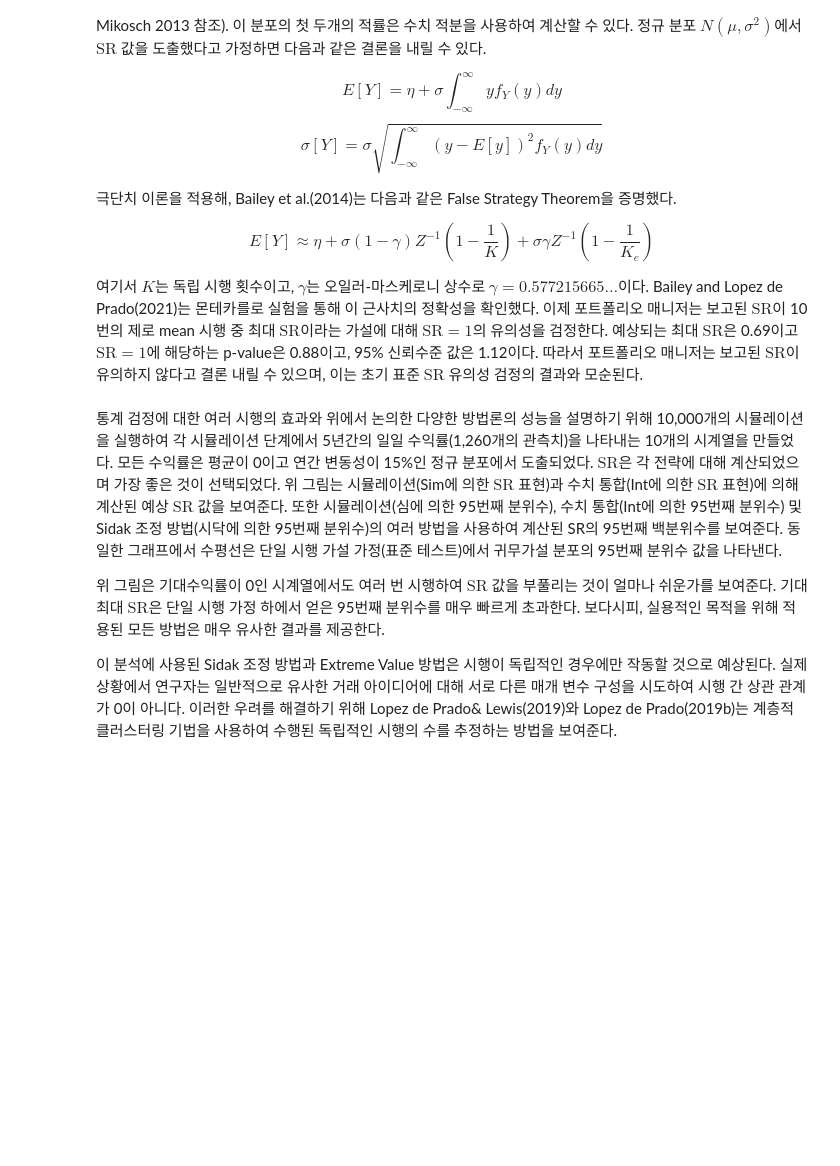
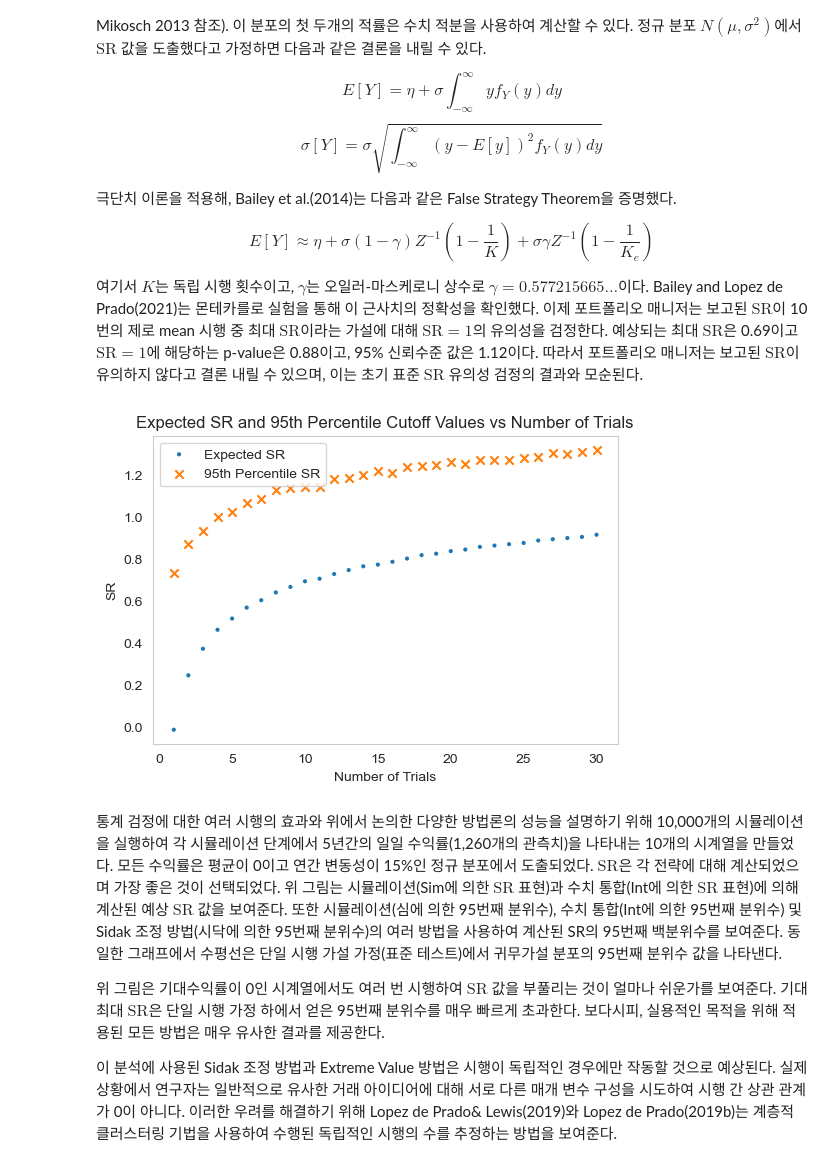
Before and after one commit to Tommylee1013/QuantFinanceResearch, a Jupyter notebook: TheThreeTypesOfBacktests/03SelectionbiasUnderMultipleTesting.ipynb, the cells around one changed output. Drawn from its saved outputs; the diff is of its cells as text; code cells hidden in the pictures; blank space fills up the shorter version.

```diff
--- a/TheThreeTypesOfBacktests/03SelectionbiasUnderMultipleTesting.ipynb
+++ b/TheThreeTypesOfBacktests/03SelectionbiasUnderMultipleTesting.ipynb
@@ -148,3 +122,49 @@ quantile_95_int = [norm.ppf(0.95) * sigma / np.sqrt(N) for N in N_values]
+# %%
+import numpy as np
+import matplotlib.pyplot as plt
+from scipy.stats import norm
+from tqdm import tqdm
+
+n_days = 1260
+annual_volatility = 0.15
+daily_volatility = annual_volatility / np.sqrt(252)
+n_trials = 30
+
+expected_srs = []
+percentile95_srs = []
+
+for n_strategies in tqdm(range(1, n_trials + 1)):
+    sr_list = []
+    for _ in range(10000):
+        returns = np.random.normal(0, daily_volatility, (n_strategies, n_days))
+        sr = np.mean(returns, axis=1) / np.std(returns, axis=1) * np.sqrt(252)
+        sr_list.append(np.max(sr))
+    expected_srs.append(np.mean(sr_list))
+    percentile95_srs.append(np.percentile(sr_list, 95))
+# %%
+plt.figure(figsize = (6, 4))
+plt.scatter(
+    range(1, n_trials + 1),
+    expected_srs,
+    label='Expected SR',
+    marker='.',
+    edgecolor = 'none'
+)
+plt.scatter(
+    range(1, n_trials + 1),
+    percentile95_srs,
+    label='95th Percentile SR',
+    marker='x',
+    edgecolor = 'none'
+)
+plt.xlabel('Number of Trials')
+plt.ylabel('SR')
+plt.title('Expected SR and 95th Percentile Cutoff Values vs Number of Trials')
+plt.legend()
+plt.grid(False)
+plt.show()
+# %% [output]
+[figure, added]
 # %% [markdown]
 통계 검정에 대한 여러 시행의 효과와 위에서 논의한 다양한 방법론의 성능을 설명하기 위해 10,000개의 시뮬레이션을 실행하여 각 시뮬레이션 단계에서 5년간의 일일 수익률(1,260개의 관측치)을 나타내는 10개의 시계열을 만들었다. 모든 수익률은 평균이 0이고 연간 변동성이 15%인 정규 분포에서 도출되었다. $\text{SR}$은 각 전략에 대해 계산되었으며 가장 좋은 것이 선택되었다. 위 그림는 시뮬레이션(Sim에 의한 $\text{SR}$ 표현)과 수치 통합(Int에 의한 $\text{SR}$ 표현)에 의해 계산된 예상 $\text{SR}$ 값을 보여준다. 또한 시뮬레이션(심에 의한 95번째 분위수), 수치 통합(Int에 의한 95번째 분위수) 및 Sidak 조정 방법(시닥에 의한 95번째 분위수)의 여러 방법을 사용하여 계산된 SR의 95번째 백분위수를 보여준다. 동일한 그래프에서 수평선은 단일 시행 가설 가정(표준 테스트)에서 귀무가설 분포의 95번째 분위수 값을 나타낸다.
 
```
Also changed, not shown: parts of 2 cells of this notebook.
